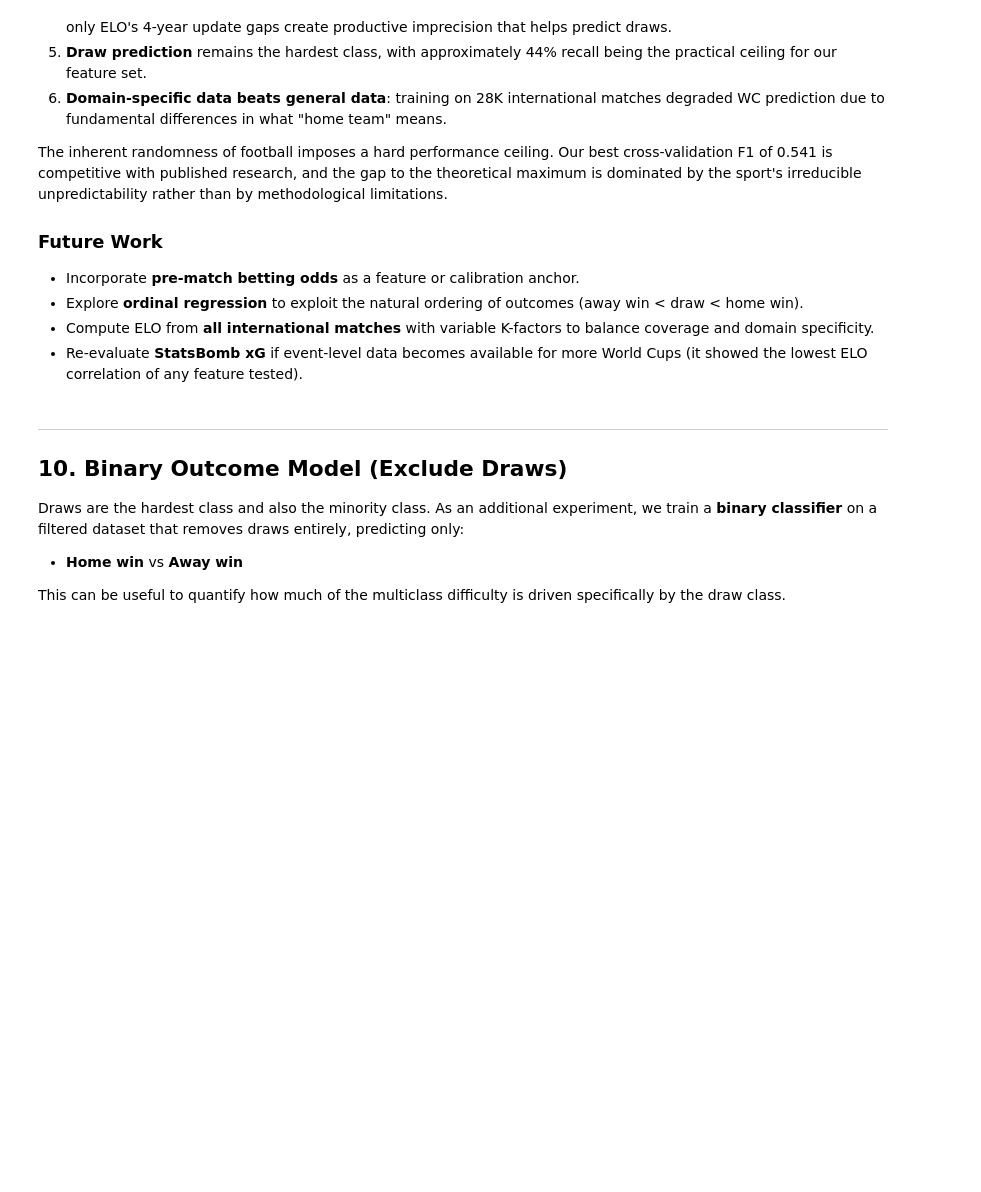
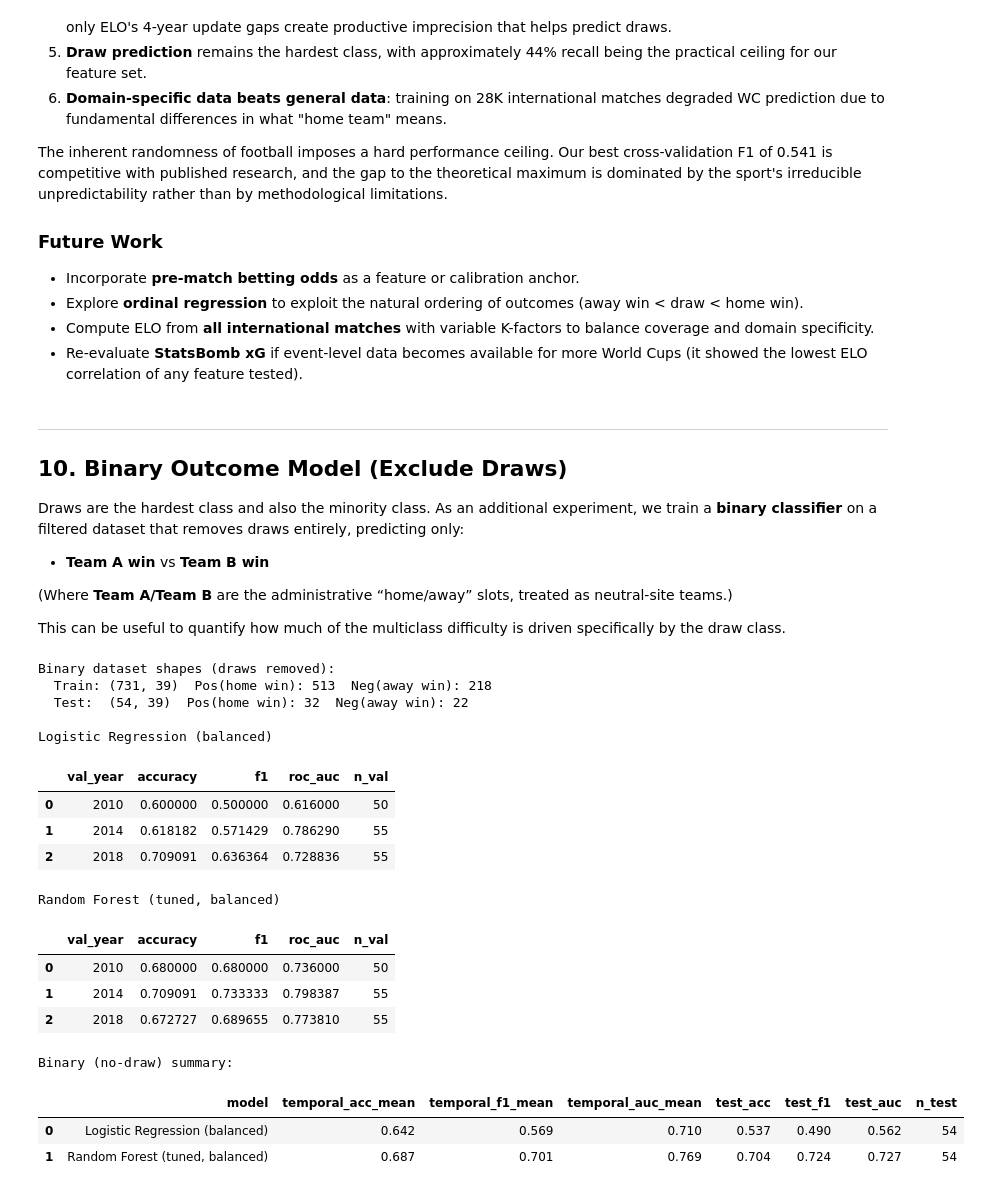
Before and after one commit to drdiguglielmo-personal/datascienceproject, a Jupyter notebook: Part2_Models_and_Results.ipynb, the cells around one changed output. Saved outputs shown, nothing was run; the diff lists cells and outputs as text; code cells hidden in the pictures; blank space fills up the shorter version.

```diff
--- a/Part2_Models_and_Results.ipynb
+++ b/Part2_Models_and_Results.ipynb
@@ -1042,7 +1329,9 @@ The inherent randomness of football imposes a hard performance ceiling. Our best
 
 Draws are the hardest class and also the minority class. As an additional experiment, we train a **binary classifier** on a filtered dataset that removes draws entirely, predicting only:
 
-- **Home win** vs **Away win**
+- **Team A win** vs **Team B win**
+
+(Where **Team A/Team B** are the administrative “home/away” slots, treated as neutral-site teams.)
 
 This can be useful to quantify how much of the multiclass difficulty is driven specifically by the draw class.
 # %%
@@ -1055,11 +1344,11 @@ DRAW_LABEL = 'draw' if 'draw' in df_train['result'].unique() else 'Draw'
 train_bin = df_train[df_train['result'] != DRAW_LABEL].copy()
 test_bin = df_test[df_test['result'] != DRAW_LABEL].copy()
 
-# Binary target: 1 = home win, 0 = away win
-HOME_WIN_LABEL = 'home team win' if 'home team win' in df_train['result'].unique() else 'Home team win'
+# Binary target (no draws): 1 = Team A win, 0 = Team B win
+TEAM_A_WIN_LABEL = 'team a win'
 
-y_train_bin = (train_bin['result'] == HOME_WIN_LABEL).astype(int).values
-y_test_bin = (test_bin['result'] == HOME_WIN_LABEL).astype(int).values
+y_train_bin = (train_bin['result'] == TEAM_A_WIN_LABEL).astype(int).values
+y_test_bin = (test_bin['result'] == TEAM_A_WIN_LABEL).astype(int).values
 
 X_train_bin = train_bin[feature_cols].values
 X_test_bin = test_bin[feature_cols].values
@@ -1080,9 +1369,9 @@ def temporal_cv_binary(model_fn, df_all, feat_cols, val_years=(2010, 2014, 2018)
         va = va[va['result'] != DRAW_LABEL]
 
         X_tr = tr[feat_cols].values
-        y_tr = (tr['result'] == HOME_WIN_LABEL).astype(int).values
+        y_tr = (tr['result'] == TEAM_A_WIN_LABEL).astype(int).values
         X_va = va[feat_cols].values
-        y_va = (va['result'] == HOME_WIN_LABEL).astype(int).values
+        y_va = (va['result'] == TEAM_A_WIN_LABEL).astype(int).values
 
         scaler_cv = StandardScaler()
         X_tr_s = scaler_cv.fit_transform(X_tr)
@@ -1145,33 +1434,52 @@ def make_logreg():
 
 
 def make_rf_binary():
     # Same tuned RF style as multiclass, but in binary mode
     return RandomForestClassifier(
         n_estimators=300,
         max_features='sqrt',
         min_samples_leaf=5,
         class_weight='balanced',
         random_state=RANDOM_STATE,
         n_jobs=-1,
     )
 
 
 binary_results = []
 for name, fn in [
     ('Logistic Regression (balanced)', make_logreg),
     ('Random Forest (tuned, balanced)', make_rf_binary),
 ]:
     res, tcv_df = evaluate_binary(fn, name)
     binary_results.append(res)
     print('\n' + name)
     display(tcv_df)
 
 binary_results_df = pd.DataFrame(binary_results)
 binary_results_df[['temporal_acc_mean','temporal_f1_mean','temporal_auc_mean','test_acc','test_f1','test_auc']] = \
     binary_results_df[['temporal_acc_mean','temporal_f1_mean','temporal_auc_mean','test_acc','test_f1','test_auc']].round(3)
 
 print('\nBinary (no-draw) summary:')
 display(binary_results_df)
+# %% [output]
+Binary dataset shapes (draws removed):
+  Train: (731, 39)  Pos(home win): 513  Neg(away win): 218
+  Test:  (54, 39)  Pos(home win): 32  Neg(away win): 22
+
+Logistic Regression (balanced)
+|  | val_year | accuracy | f1 | roc_auc | n_val |
+| 0 | 2010 | 0.600000 | 0.500000 | 0.616000 | 50 |
+| 1 | 2014 | 0.618182 | 0.571429 | 0.786290 | 55 |
+| 2 | 2018 | 0.709091 | 0.636364 | 0.728836 | 55 |
+Random Forest (tuned, balanced)
+|  | val_year | accuracy | f1 | roc_auc | n_val |
+| 0 | 2010 | 0.680000 | 0.680000 | 0.736000 | 50 |
+| 1 | 2014 | 0.709091 | 0.733333 | 0.798387 | 55 |
+| 2 | 2018 | 0.672727 | 0.689655 | 0.773810 | 55 |
+Binary (no-draw) summary:
+|  | model | temporal_acc_mean | temporal_f1_mean | temporal_auc_mean | test_acc | test_f1 | test_auc | n_test |
+| 0 | Logistic Regression (balanced) | 0.642 | 0.569 | 0.710 | 0.537 | 0.490 | 0.562 | 54 |
+| 1 | Random Forest (tuned, balanced) | 0.687 | 0.701 | 0.769 | 0.704 | 0.724 | 0.727 | 54 |
 # %%
 from sklearn.metrics import RocCurveDisplay
 import os
```
Also changed, not shown: parts of 40 cells of this notebook, 4 other files.
